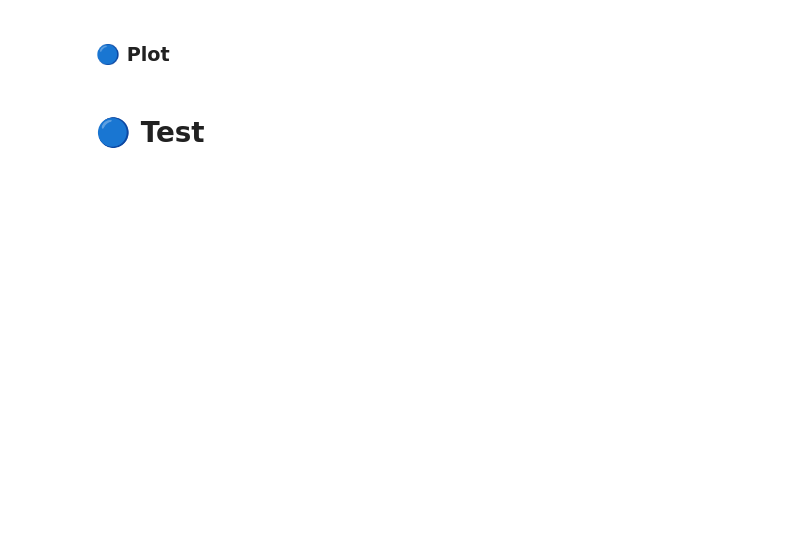
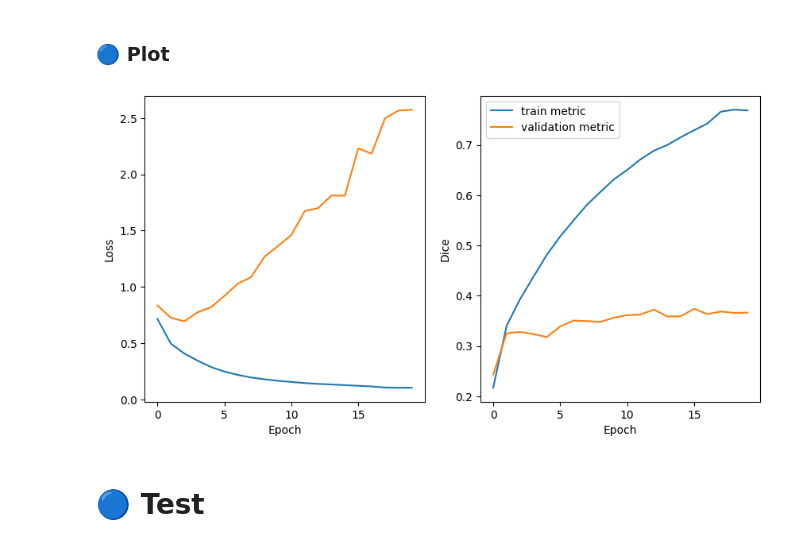
Before and after one commit to ahmadrezabaqerzade/medical-image-segmentation, a Jupyter notebook: MIS.ipynb, the cells around one changed output. Saved outputs shown, nothing was run; the diff lists cells and outputs as text; code cells hidden in the pictures; blank space fills up the shorter version.

Commit message:
complete training process and test part

```diff
--- a/MIS.ipynb
+++ b/MIS.ipynb
@@ -955,6 +955,7 @@ Loss : 0.8051912784576416, Metric : 0.3374788761138916
 # %% [markdown]
 ## 🔵 **Main Loop**
 # %%
-model = torch.hub.load('milesial/Pytorch-UNet', 'unet_carvana', pretrained=True, scale=0.5).to(device)
+set_seed(42)
+model = torch.hub.load('milesial/Pytorch-UNet', 'unet_carvana', pretrained=False, scale=0.5).to(device)
 model.outc.conv = nn.Conv2d(64, 4, (1, 1), stride = (1, 1)).to(device)
 num_trainable_params(model)
@@ -961,6 +965,6 @@ num_trainable_params(model)
 # %%
 set_seed(42)
-train_loader = DataLoader(train_dataset, batch_size = 4, shuffle = True, num_workrs = 2)
+train_loader = DataLoader(train_dataset, batch_size = 16, shuffle = True, num_workers = 2)
 # %%
 train_loss_hist, valid_loss_hist = [], []
 train_metric_hist, valid_metric_hist  =[], []
@@ -969,12 +973,12 @@ best_metric = 0
 lr = 0.01
 wd = 1e-6
 optimizer = optim.SGD(model.parameters(), lr = lr, momentum = 0.9, weight_decay = wd)
-loss_func = nn.CrossEntropyLoss(weight = torch.tensor([0.01, 0.33, 0.33, 0.33]).to(device))
+loss_func = nn.CrossEntropyLoss(weight = torch.tensor([0.01, 0.4, 0.4, 0.4]).to(device))
 metric    = tm.Dice(ignore_index = 0).to(device)
 # %%
 set_seed(42)
 
-start, stop = 0, 20
+start, stop = 8, 20
 wait = 0
 
 for i in range(start, stop):
@@ -990,15 +994,19 @@ for i in range(start, stop):
   if valid_metric>best_metric:
 
     torch.save(model, 'best_model.pt')
+    print('model saved!')
     wait = 0
+    best_metric = valid_metric
 
   else:
 
     wait += 1
-    if wait >= 1 and epoch >= 15:
+    if wait >= 1 and i >= 15:
 
       lr = 0.5 * lr
       wd = 1.5 * wd
 
+      print('changing lr and weight decay:::::: lr:{lr}, weight decay = {wd}')
+
       model     = torch.load('best_model.pt')
       optimizer = optim.SGD(model.parameters(), lr = lr, momentum = 0.9, weight_decay = wd)
@@ -1005,18 +1035,22 @@ for i in range(start, stop):
 # %% [markdown]
 ### 🔵 **Plot**
 # %%
+plt.figure(figsize = (10, 5))
+
 plt.subplot(1, 2, 1)
 plt.plot(range(stop), train_loss_hist, label = 'train loss')
 plt.plot(range(stop), valid_loss_hist, label = 'validation loss')
 plt.xlabel('Epoch')
 plt.ylabel('Loss')
 
 plt.subplot(1, 2, 2)
 plt.plot(train_metric_hist, label = 'train metric')
 plt.plot(valid_metric_hist, label = 'validation metric')
 plt.xlabel('Epoch')
 plt.ylabel('Dice')
 plt.legend()
 plt.show()
+# %% [output]
+[figure, added]
 # %% [markdown]
 # 🔵 **Test**
```
Also changed, not shown: parts of 8 cells of this notebook.
